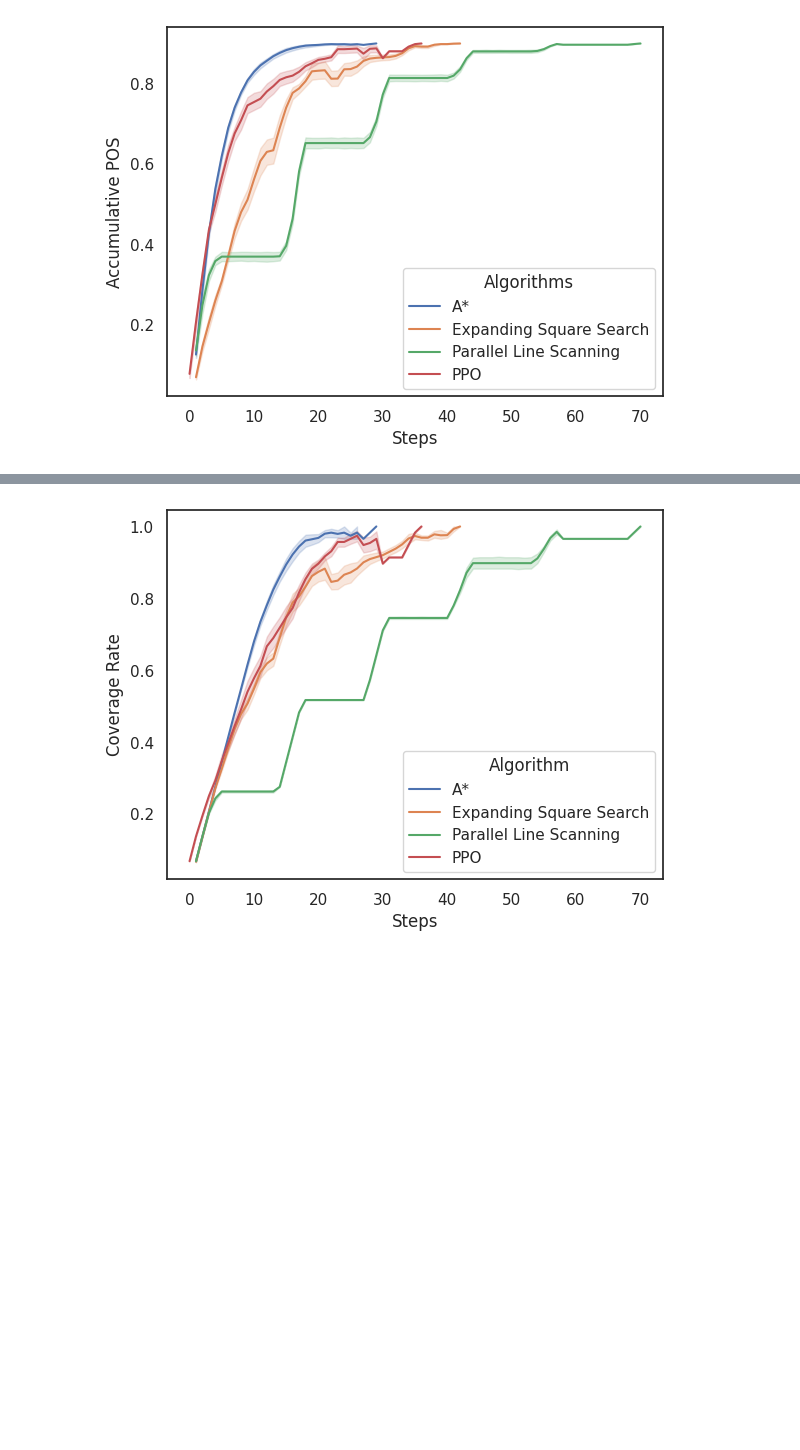
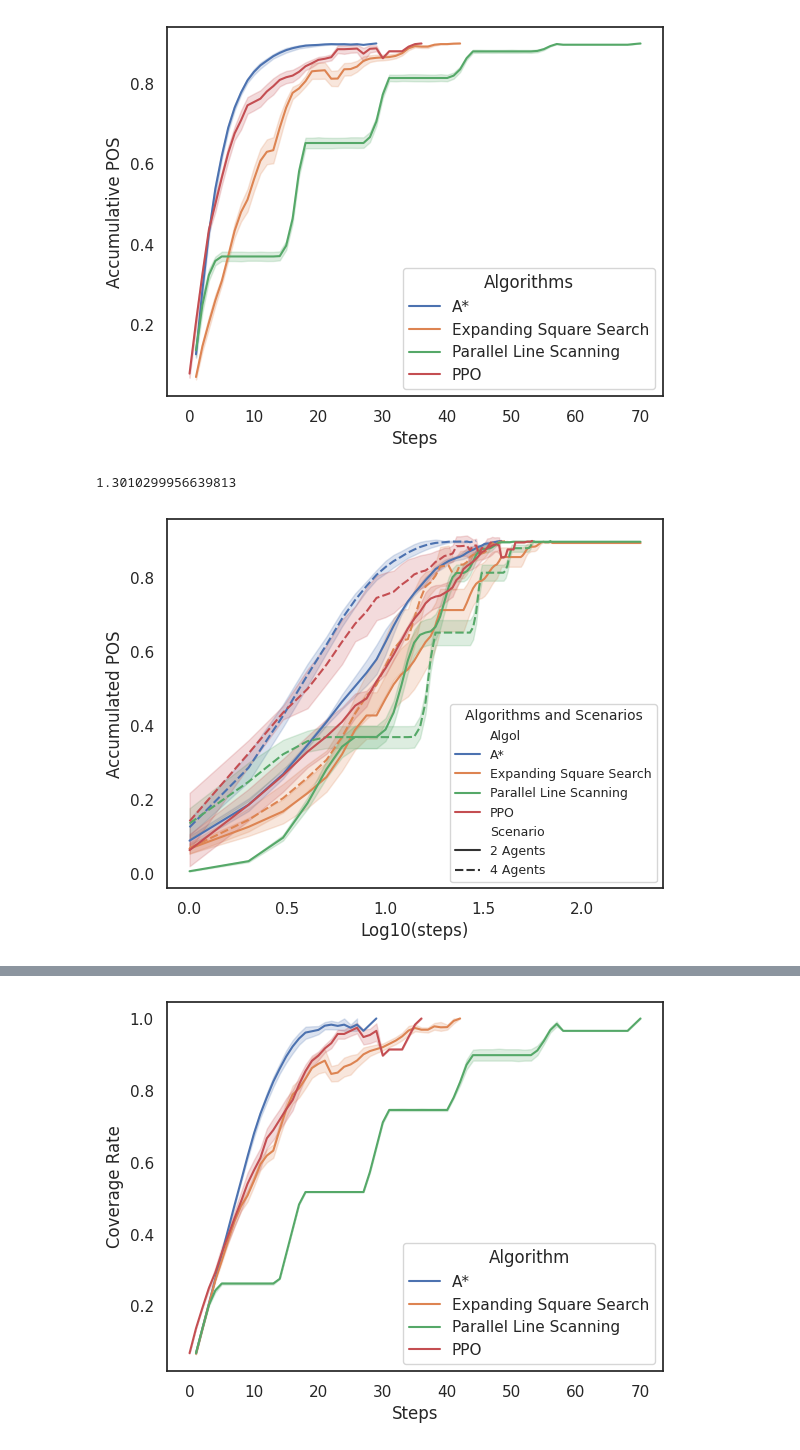
Before and after one commit to pfeinsper/drone-swarm-search-algorithms, a Jupyter notebook: analise_resultados.ipynb, the cells around one changed output, grey strips where cells are left out. Saved outputs shown, nothing was run; the diff lists cells and outputs as text; code cells hidden in the pictures; blank space fills up the shorter version.

```diff
--- a/analise_resultados.ipynb
+++ b/analise_resultados.ipynb
@@ -300,3 +298,31 @@ plt.legend(title='Algorithms')
 plt.show()
 # %% [output]
 [figure]
+# %%
+import numpy as np
+np.log10(20)
+# %% [output]
+1.3010299956639813
+# %%
+import numpy as np
+
+# Combine the two dataframes with an additional column to distinguish them
+combined_df['Scenario'] = '2 Agents'
+combined_df4['Scenario'] = '4 Agents'
+
+# Concatenate the dataframes
+merged_df = pd.concat([combined_df, combined_df4], ignore_index=True)
+
+merged_df['log_step'] = merged_df['step'].transform(
+    lambda x: np.log10(x) if x > 0 else 0
+)
+
+# Plot the accumulated_pos for both scenarios
+sns.lineplot(data=merged_df, x='log_step', y='accumulated_pos', hue='Algol', style='Scenario', errorbar='sd')
+plt.xlabel('Log10(steps)')
+plt.ylabel('Accumulated POS')
+#plt.title('Accumulated POS for 2 and 4 Agents')
+plt.legend(title='Algorithms and Scenarios', fontsize=9, title_fontsize=10)
+plt.show()
+# %% [output]
+[figure, added]
```
Also changed, not shown: parts of 2 cells of this notebook.
